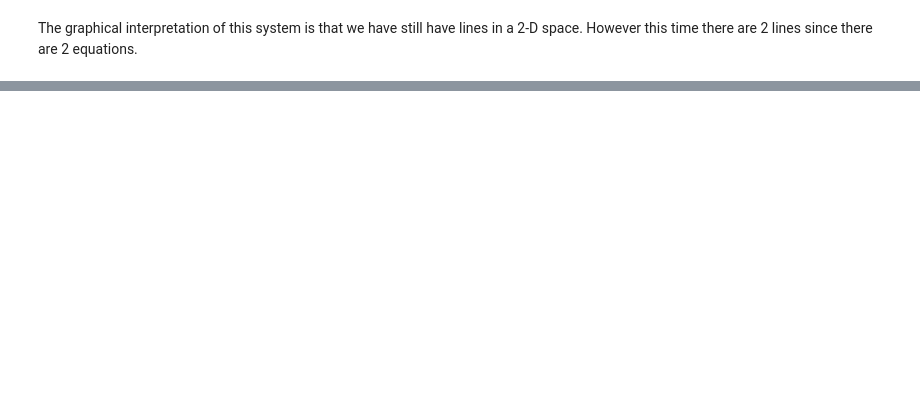
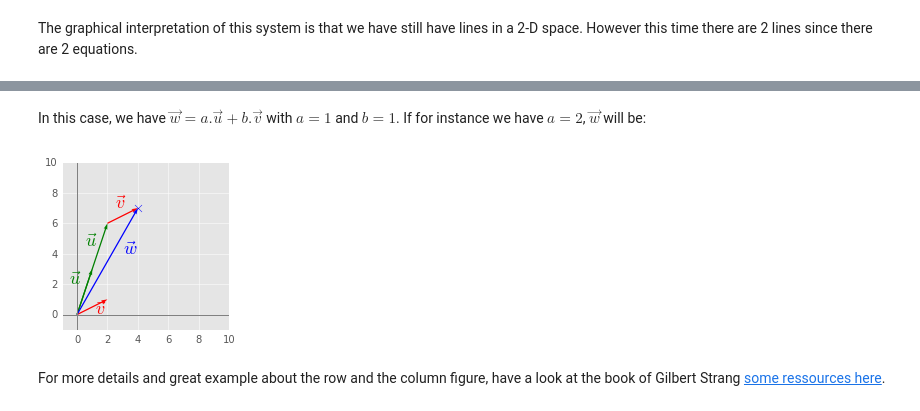
Before and after one commit to hadrienj/deepLearningBook-Notes, a Jupyter notebook: 2.4 Linear Dependence and Span.ipynb, the cells around one changed output, grey strips where cells are left out. Saved outputs shown, nothing was run; the diff lists cells and outputs as text; code cells hidden in the pictures; blank space fills up the shorter version.

Commit message:
Add row and column view

```diff
--- a/2.4 Linear Dependence and Span.ipynb
+++ b/2.4 Linear Dependence and Span.ipynb
@@ -136,0 +317,31 @@ The general rule is that a system must have at least the same number number of v
+# %% [markdown]
+In this case, we have $\vec{w}=a.\vec{u}+b.\vec{v}$ with $a=1$ and $b=1$. If for instance we have $a=2$, $\vec{w}$ will be:
+# %%
+a = 2
+
+u = [0,0,1,3]
+v = [0,0,2,1]
+u_bis = [2,6,2,1]
+w = [0,0,4,7]
+plt.quiver([u[0], a*u[0], v[0], u_bis[0], w[0]],
+           [u[1], a*u[1], v[1], u_bis[1], w[1]],
+           [u[2], a*u[2], v[2], u_bis[2], w[2]],
+           [u[3], a*u[3], v[3], u_bis[3], w[3]],
+           angles='xy', scale_units='xy', scale=1, color=['g', 'g', 'r', 'r', 'b'])
+# plt.rc('text', usetex=True)
+plt.xlim(-1, 10)
+plt.ylim(-1, 10)
+plt.axvline(x=0, color='grey')
+plt.axhline(y=0, color='grey')
+plt.scatter(4,7,marker='x',s=50)
+plt.text(-0.5, 2, r'$\vec{u}$', color='g', size=18)
+plt.text(0.5, 4.5, r'$\vec{u}$', color='g', size=18)
+plt.text(1.2, 0, r'$\vec{v}$', color='r', size=18)
+plt.text(2.5, 7, r'$\vec{v}$', color='r', size=18)
+plt.text(3, 4, r'$\vec{w}$', color='b', size=18)
+plt.show()
+plt.close()
+# %% [output]
+[figure, added]
+# %% [markdown]
+For more details and great example about the row and the column figure, have a look at the book of Gilbert Strang [some ressources here](http://math.mit.edu/~gs/dela/dela_4-1.pdf).
```
Also changed, not shown: parts of 18 cells of this notebook, 4 other files.
